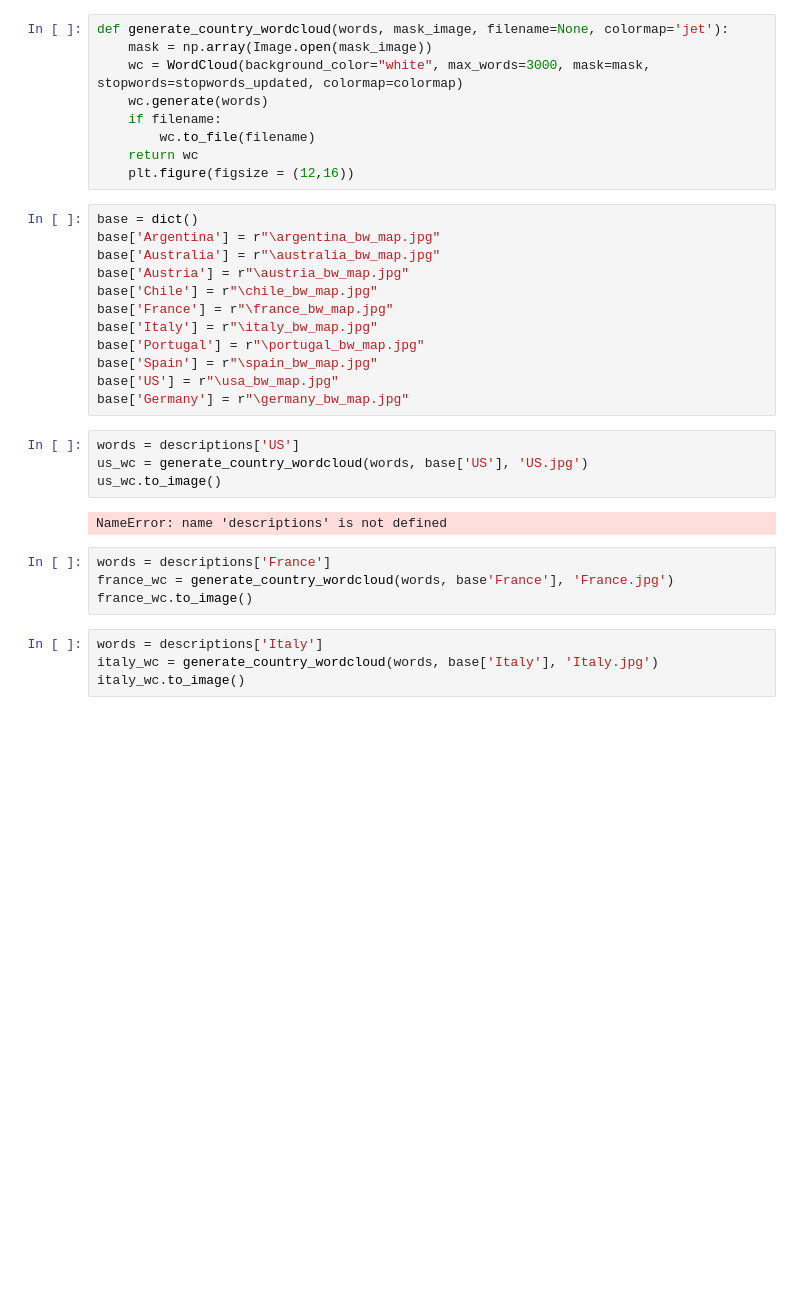
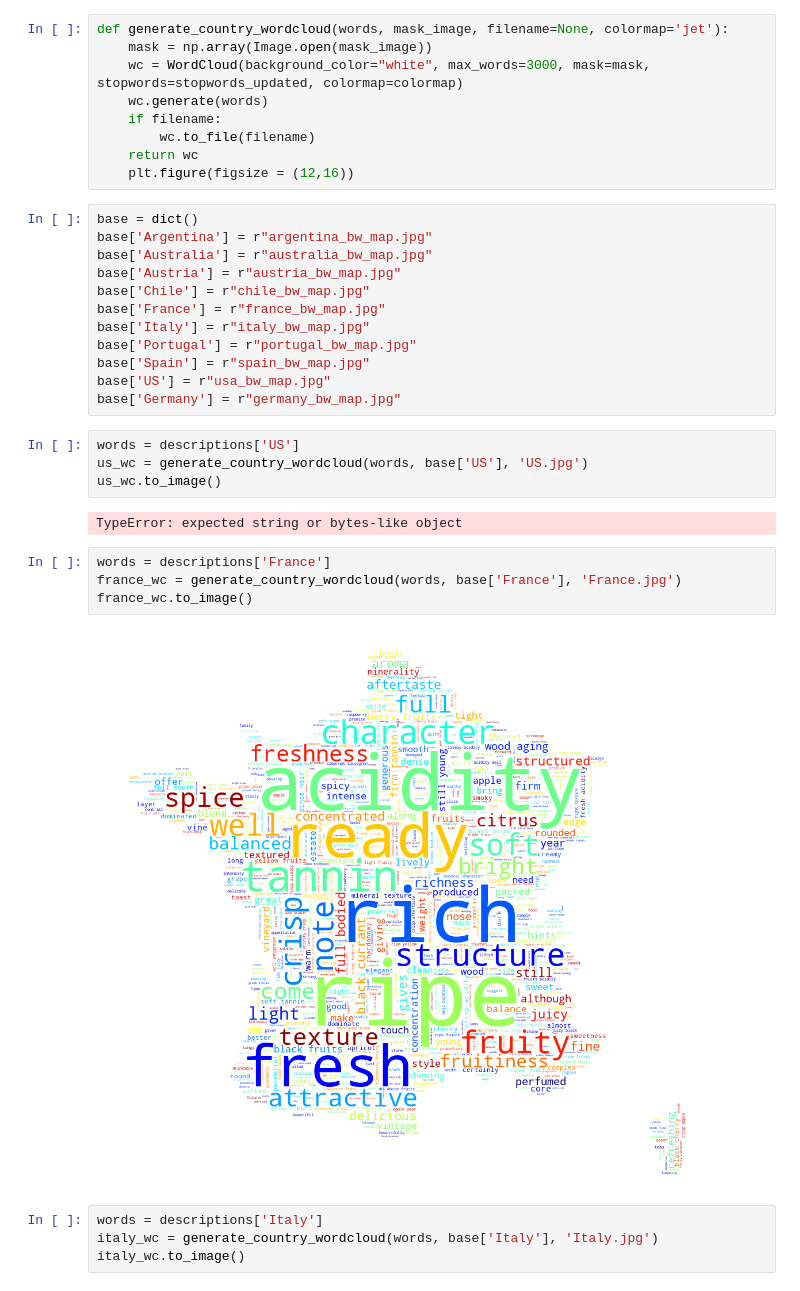
Before and after one commit to laurelhickey/Data_Analytics_Project, a Jupyter notebook: Data Analytics Final Project.ipynb, the cells around one changed output. Drawn from its saved outputs; the diff is of its cells as text; blank space fills up the shorter version.

Commit message:
File path changes wordcloud
Updates

```diff
--- a/Data Analytics Final Project.ipynb
+++ b/Data Analytics Final Project.ipynb
@@ -253,26 +279,28 @@ def generate_country_wordcloud(words, mask_image, filename=None, colormap='jet')
     plt.figure(figsize = (12,16))
 # %%
 base = dict()
-base['Argentina'] = r"\argentina_bw_map.jpg"
-base['Australia'] = r"\australia_bw_map.jpg"
-base['Austria'] = r"\austria_bw_map.jpg"
-base['Chile'] = r"\chile_bw_map.jpg"
-base['France'] = r"\france_bw_map.jpg"
-base['Italy'] = r"\italy_bw_map.jpg"
-base['Portugal'] = r"\portugal_bw_map.jpg"
-base['Spain'] = r"\spain_bw_map.jpg"
-base['US'] = r"\usa_bw_map.jpg"
-base['Germany'] = r"\germany_bw_map.jpg"
+base['Argentina'] = r"argentina_bw_map.jpg"
+base['Australia'] = r"australia_bw_map.jpg"
+base['Austria'] = r"austria_bw_map.jpg"
+base['Chile'] = r"chile_bw_map.jpg"
+base['France'] = r"france_bw_map.jpg"
+base['Italy'] = r"italy_bw_map.jpg"
+base['Portugal'] = r"portugal_bw_map.jpg"
+base['Spain'] = r"spain_bw_map.jpg"
+base['US'] = r"usa_bw_map.jpg"
+base['Germany'] = r"germany_bw_map.jpg"
 # %%
 words = descriptions['US']
 us_wc = generate_country_wordcloud(words, base['US'], 'US.jpg')
 us_wc.to_image()
 # %% [output]
-NameError: name 'descriptions' is not defined
+TypeError: expected string or bytes-like object
 # %%
 words = descriptions['France']
-france_wc = generate_country_wordcloud(words, base'France'], 'France.jpg')
+france_wc = generate_country_wordcloud(words, base['France'], 'France.jpg')
 france_wc.to_image()
+# %% [output]
+[figure, added]
 # %%
 words = descriptions['Italy']
 italy_wc = generate_country_wordcloud(words, base['Italy'], 'Italy.jpg')
```
Also changed, not shown: parts of 15 cells of this notebook, 1 other file.
